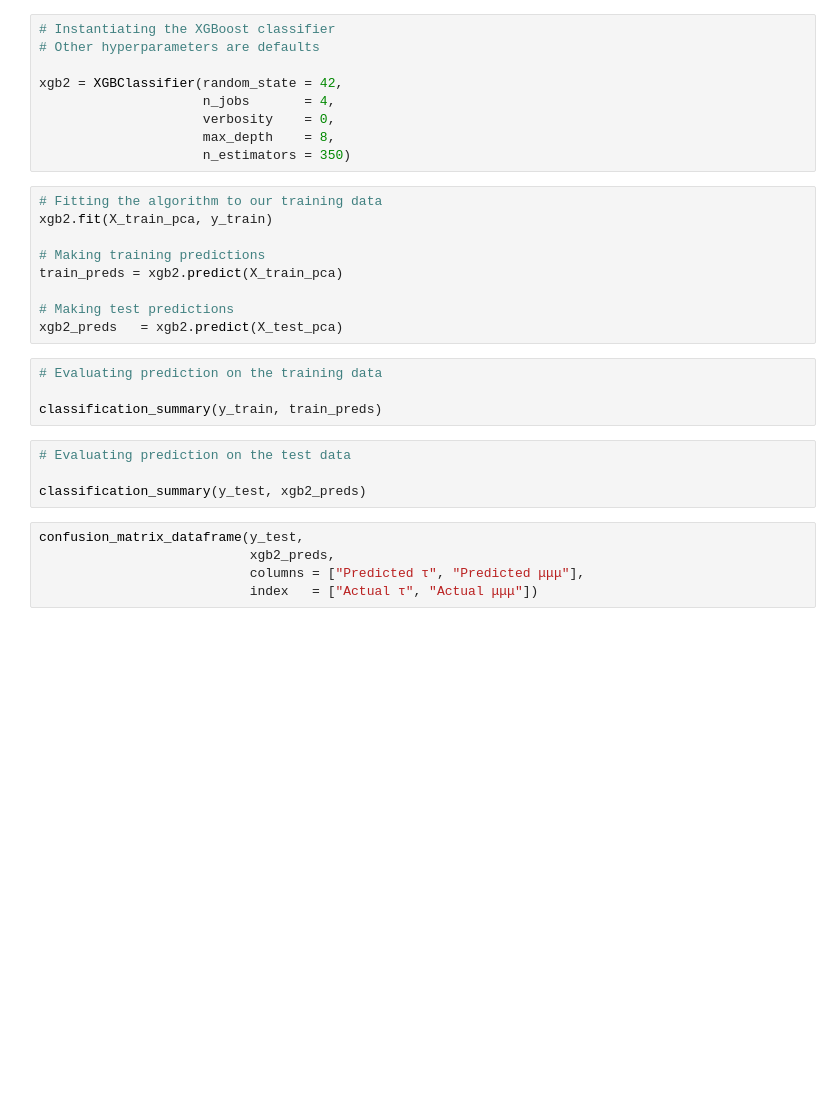
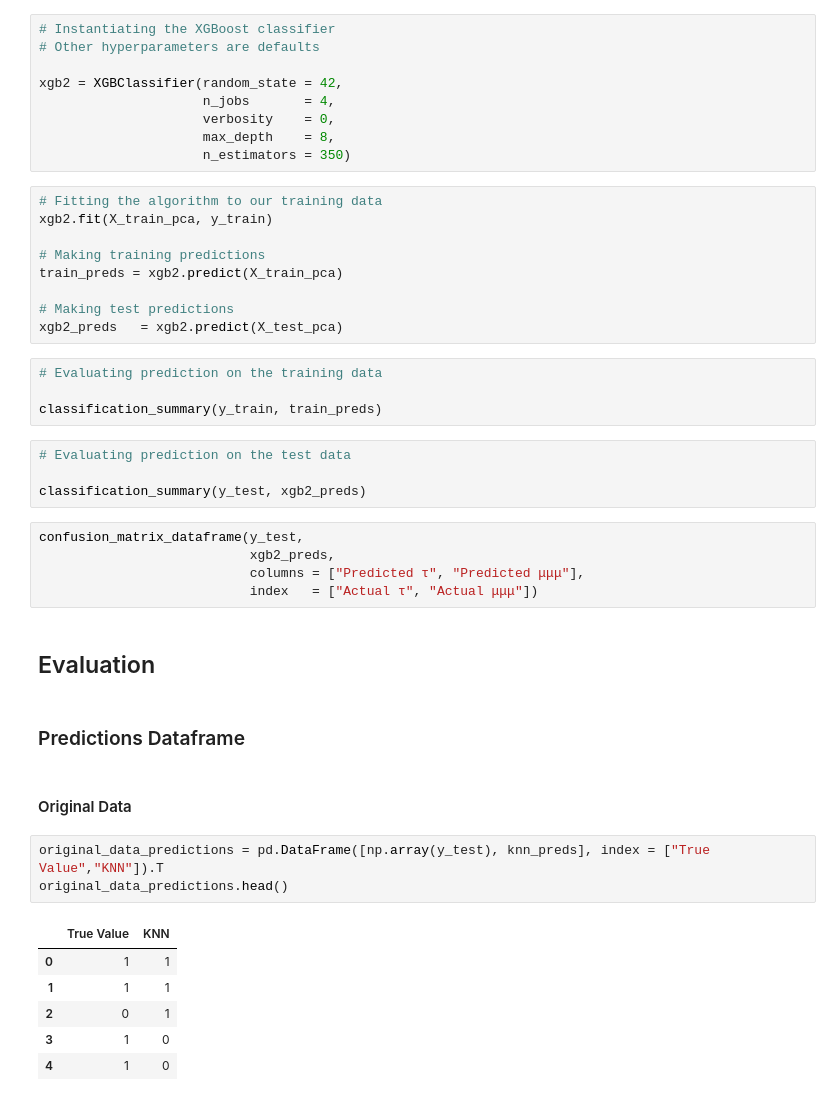
Before and after one commit to a-bergman/Flavors_Of_Physics, a Jupyter notebook: Code/Modeling & Evaluation.ipynb, the cells around one changed output. Cells and saved outputs as stored; diff of their text form; blank space fills up the shorter version.

```diff
--- a/Code/Modeling & Evaluation.ipynb
+++ b/Code/Modeling & Evaluation.ipynb
@@ -611,3 +672,19 @@ confusion_matrix_dataframe(y_test,
                            xgb2_preds,
                            columns = ["Predicted τ", "Predicted μμμ"],
                            index   = ["Actual τ", "Actual μμμ"])
+# %% [markdown]
+## Evaluation
+# %% [markdown]
+### Predictions Dataframe
+# %% [markdown]
+#### Original Data
+# %%
+original_data_predictions = pd.DataFrame([np.array(y_test), knn_preds], index = ["True Value","KNN"]).T
+original_data_predictions.head()
+# %% [output]
+|  | True Value | KNN |
+| 0 | 1 | 1 |
+| 1 | 1 | 1 |
+| 2 | 0 | 1 |
+| 3 | 1 | 0 |
+| 4 | 1 | 0 |
```
Also changed, not shown: parts of 15 cells of this notebook.
